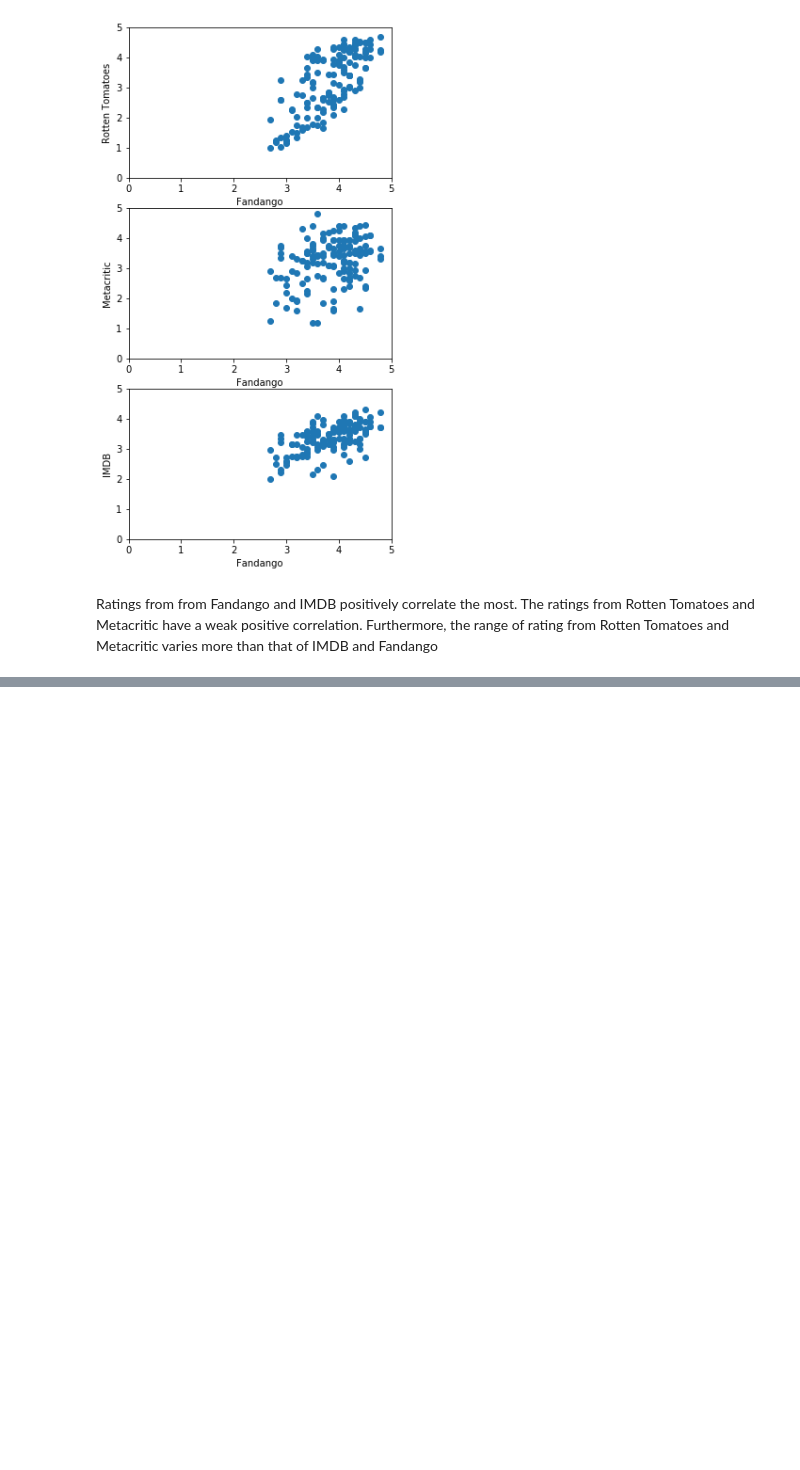
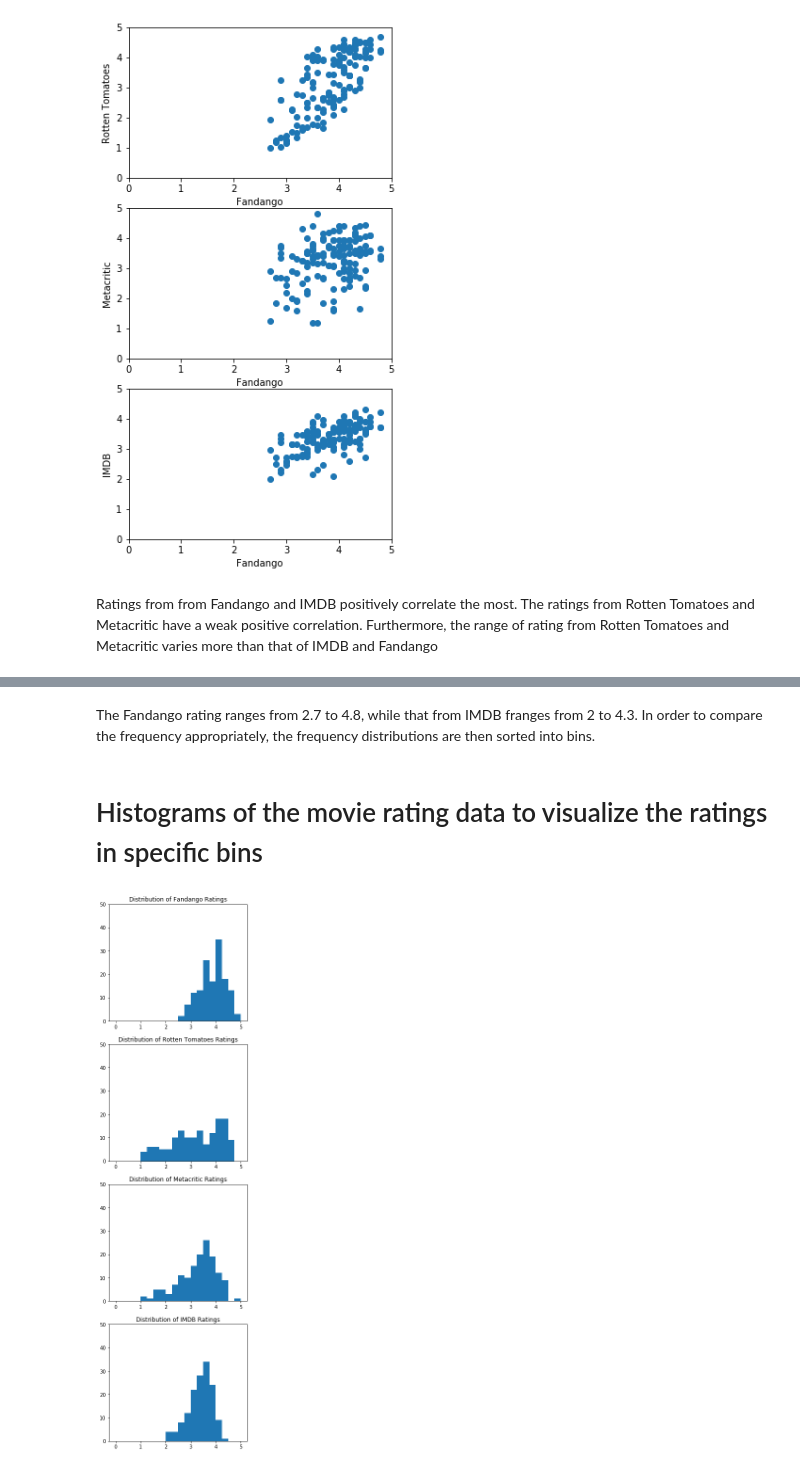
Before and after one commit to kalingwu/Dataquest-Projects, a Jupyter notebook: movie_rating_bias/rating_bias.ipynb, the cells around one changed output, grey strips where cells are left out. Cells and saved outputs as stored; diff of their text form; code cells hidden in the pictures; blank space fills up the shorter version.

```diff
--- a/movie_rating_bias/rating_bias.ipynb
+++ b/movie_rating_bias/rating_bias.ipynb
@@ -111,0 +114,4 @@ Ratings from from Fandango and IMDB positively correlate the most. The ratings f
+# %%
+cols = ['FILM', 'RT_user_norm', 'Metacritic_user_nom', 'IMDB_norm', 'Fandango_Ratingvalue']
+norm_reviews = reviews[cols]
+norm_reviews[:5]
@@ -111,0 +152,30 @@ Ratings from from Fandango and IMDB positively correlate the most. The ratings f
+# %% [markdown]
+The Fandango rating ranges from 2.7 to 4.8, while that from IMDB franges from 2 to 4.3. In order to compare the frequency appropriately, the frequency distributions are then sorted into bins.
+# %% [markdown]
+# Histograms of the movie rating data to visualize the ratings in specific bins
+# %%
+fig = plt.figure(figsize=(5,20))
+ax1 = fig.add_subplot(4,1,1)
+ax2 = fig.add_subplot(4,1,2)
+ax3 = fig.add_subplot(4,1,3)
+ax4 = fig.add_subplot(4,1,4)
+
+ax1.hist(norm_reviews["Fandango_Ratingvalue"],20,range=(0,5))
+ax1.set_title("Distribution of Fandango Ratings")
+ax1.set_ylim(0,50)
+
+ax2.hist(norm_reviews["RT_user_norm"],20,range=(0,5))
+ax2.set_title("Distribution of Rotten Tomatoes Ratings")
+ax2.set_ylim(0,50)
+
+ax3.hist(norm_reviews["Metacritic_user_nom"],20,range=(0,5))
+ax3.set_title("Distribution of Metacritic Ratings")
+ax3.set_ylim(0,50)
+
+ax4.hist(norm_reviews["IMDB_norm"],20,range=(0,5))
+ax4.set_title("Distribution of IMDB Ratings")
+ax4.set_ylim(0,50)
+
+plt.show()
+# %% [output]
+[figure, added]
```
Also changed, not shown: parts of 9 cells of this notebook.
